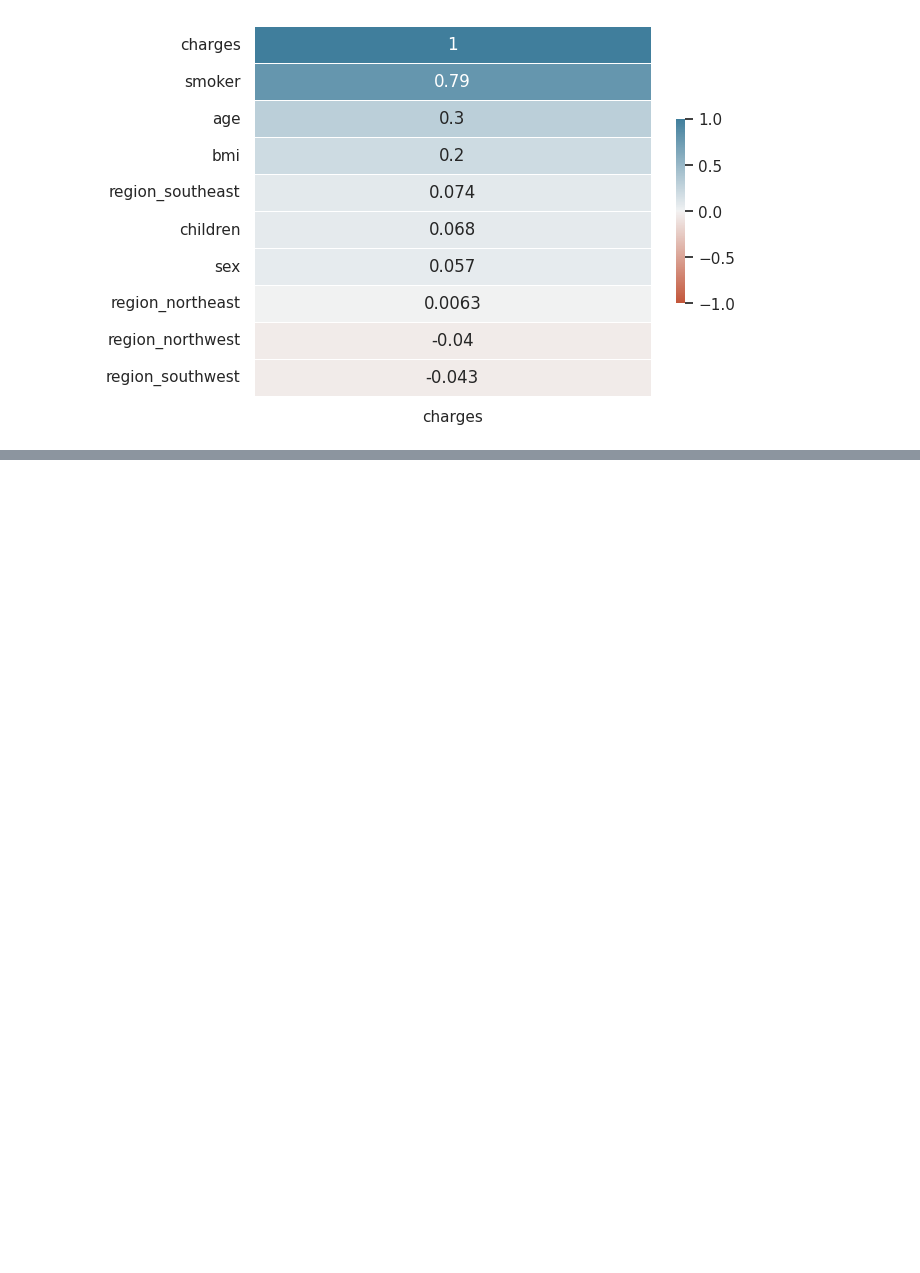
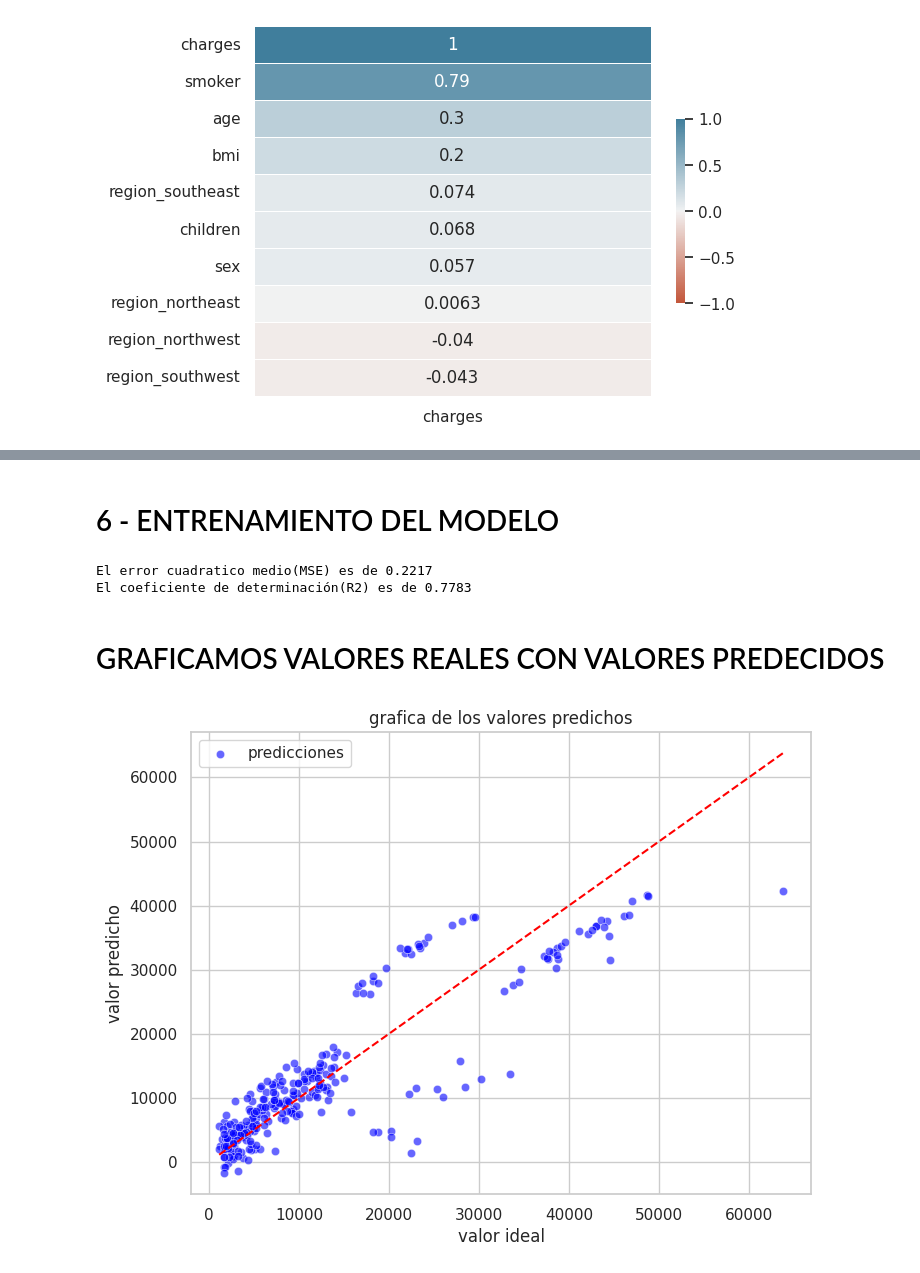
Before and after one commit to Christian1809/DataScience-G52, a Jupyter notebook: dia1/supervisado/regresion/6-ml-regresion-lineal-categoricos-insurance.ipynb, the cells around one changed output, grey strips where cells are left out. Saved outputs shown, nothing was run; the diff lists cells and outputs as text; code cells hidden in the pictures; blank space fills up the shorter version.

```diff
--- a/dia1/supervisado/regresion/6-ml-regresion-lineal-categoricos-insurance.ipynb
+++ b/dia1/supervisado/regresion/6-ml-regresion-lineal-categoricos-insurance.ipynb
@@ -235,0 +250,2 @@ sns.heatmap(
+# %% [markdown]
+# 6 - ENTRENAMIENTO DEL MODELO
@@ -235,0 +255,51 @@ sns.heatmap(
+# %%
+from sklearn.model_selection import train_test_split
+import sklearn.metrics as metrics
+
+X = data_transformed_df[X_cols].values
+y = data_transformed_df[y_col].values.reshape(-1,1)
+
+X_train,X_test,y_train,y_test = train_test_split(X,y,test_size=0.2,random_state=42)
+
+sc_x = StandardScaler()
+X_train = sc_x.fit_transform(X_train)
+X_test = sc_x.fit_transform(X_test)
+
+sc_y = StandardScaler()
+y_train = sc_y.fit_transform(y_train)
+y_test = sc_y.fit_transform(y_test)
+
+#creamos el modelo
+model = LinearRegression()
+model.fit(X_train,y_train)
+
+y_pred = model.predict(X_test)
+
+
+#erro cuadratico medio
+mse = metrics.mean_squared_error(y_test,y_pred)
+#R2 Coeficiente de determinación
+r2 = metrics.r2_score(y_test,y_pred)
+
+print(f'El error cuadratico medio(MSE) es de {round(mse,4)}')
+print(f'El coeficiente de determinación(R2) es de {round(r2,4)}')
+# %% [output]
+El error cuadratico medio(MSE) es de 0.2217
+El coeficiente de determinación(R2) es de 0.7783
+# %% [markdown]
+# GRAFICAMOS VALORES REALES CON VALORES PREDECIDOS
+# %%
+y_test_inv = sc_y.inverse_transform(y_test)
+y_pred_inv = sc_y.inverse_transform(y_pred)
+
+plt.figure(figsize=(8,6))
+sns.scatterplot(x=y_test_inv.flatten(),y=y_pred_inv.flatten(),alpha=0.6,color='blue',label='predicciones')
+plt.plot([min(y_test_inv),max(y_test_inv)],[min(y_test_inv),max(y_test_inv)],color='red',linestyle='--')
+
+plt.xlabel("valor ideal")
+plt.ylabel("valor predicho")
+plt.title("grafica de los valores predichos")
+plt.legend()
+plt.show()
+# %% [output]
+[figure, added]
```
Also changed, not shown: parts of 3 cells of this notebook.
